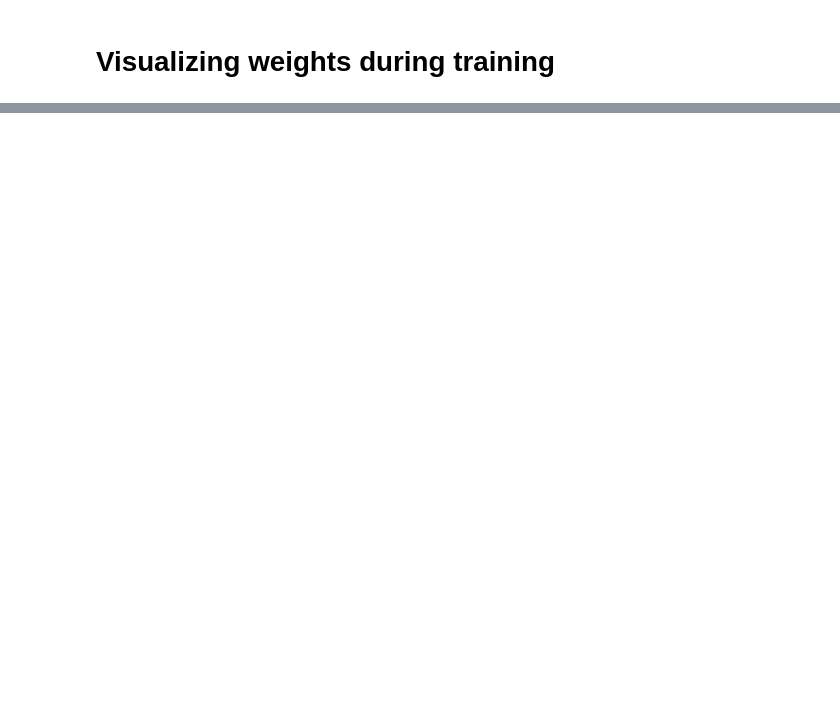
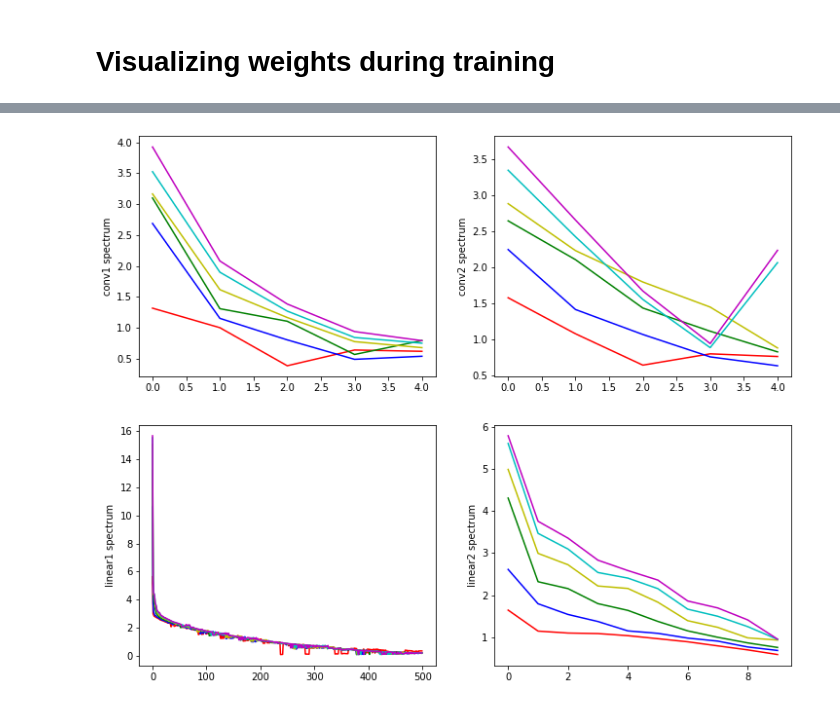
Before and after one commit to llamprou/NeuralNetwork, a Jupyter notebook: Convolutional.ipynb, the cells around one changed output, grey strips where cells are left out. Cells and saved outputs as stored; diff of their text form; code cells hidden in the pictures; blank space fills up the shorter version.

Commit message:
more CNN visualizations

```diff
--- a/Convolutional.ipynb
+++ b/Convolutional.ipynb
@@ -258,0 +259,27 @@ weight_visualize(*visual_params)
+# %%
+spectra = list(map(lambda x: torch.linalg.eigvals(x).real.to("cpu"), params_t))
+# %%
+trun_spectra = list(list(filter(lambda x: x>0.001, spectrum)) for spectrum in spectra)
+# %%
+conv0_spectrum_evol = trun_spectra[0::4]
+conv1_spectrum_evol = trun_spectra[1::4]
+linear0_spectrum_evol = trun_spectra[2::4]
+linear1_spectrum_evol = trun_spectra[3::4]
+# %%
+#@title
+plt.figure(figsize=(12,10))
+plt.subplot(2,2,1)
+plt.plot(conv0_spectrum_evol[0], "r", conv0_spectrum_evol[1], "b", conv0_spectrum_evol[2], "g",conv0_spectrum_evol[3], "y",conv0_spectrum_evol[4], "c",conv0_spectrum_evol[5], "m")
+plt.ylabel("conv1 spectrum")
+plt.subplot(2,2,2)
+plt.plot(conv1_spectrum_evol[0], "r", conv1_spectrum_evol[1], "b", conv1_spectrum_evol[2], "g",conv1_spectrum_evol[3], "y",conv1_spectrum_evol[4], "c",conv1_spectrum_evol[5], "m")
+plt.ylabel("conv2 spectrum")
+plt.subplot(2,2,3)
+plt.plot(linear0_spectrum_evol[0], "r", linear0_spectrum_evol[1], "b", linear0_spectrum_evol[2], "g",linear0_spectrum_evol[3], "y",linear0_spectrum_evol[4], "c",linear0_spectrum_evol[5], "m")
+plt.ylabel("linear1 spectrum")
+plt.subplot(2,2,4)
+plt.plot(linear1_spectrum_evol[0], "r", linear1_spectrum_evol[1], "b", linear1_spectrum_evol[2], "g",linear1_spectrum_evol[3], "y",linear1_spectrum_evol[4], "c",linear1_spectrum_evol[5], "m")
+plt.ylabel("linear2 spectrum")
+plt.show()
+# %% [output]
+[figure, added]
```
Also changed, not shown: parts of 8 cells of this notebook.
